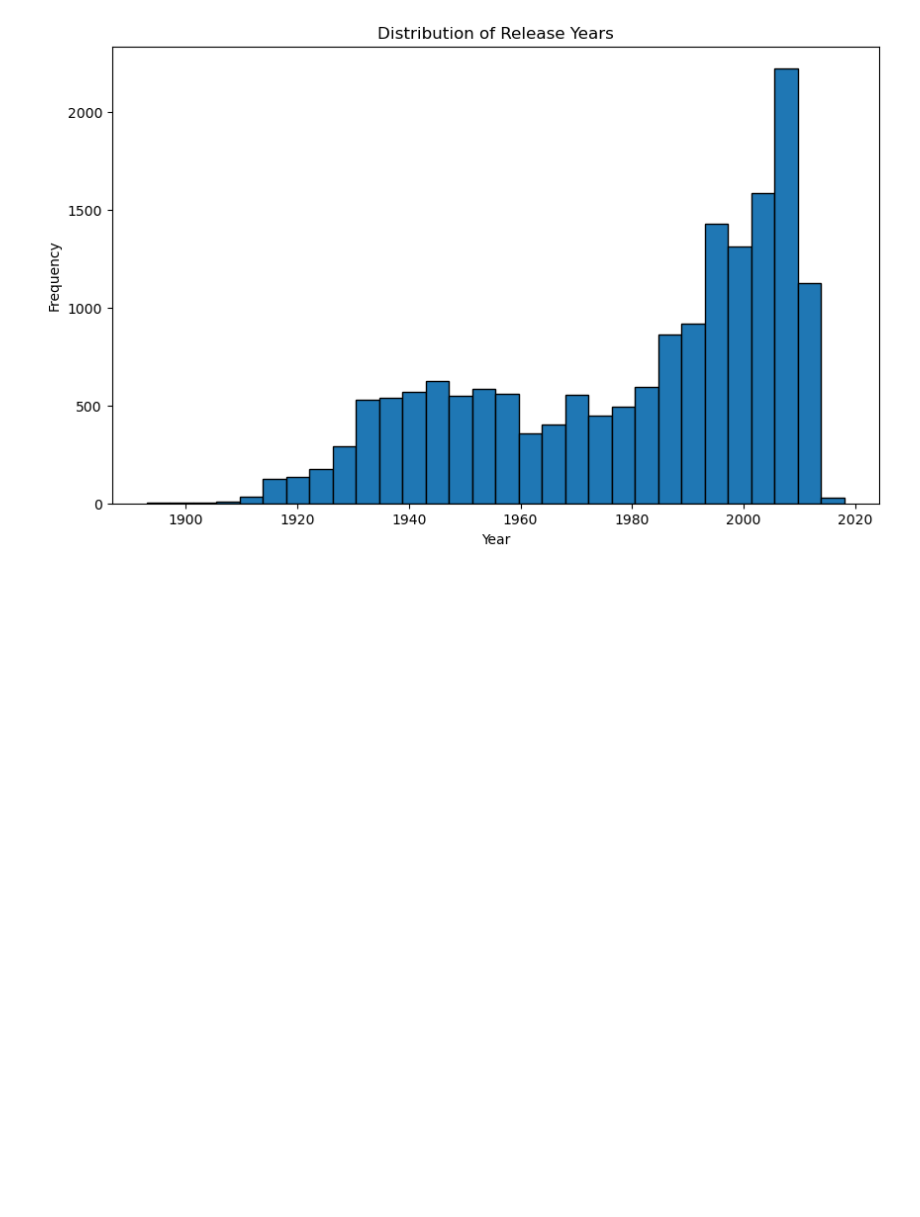
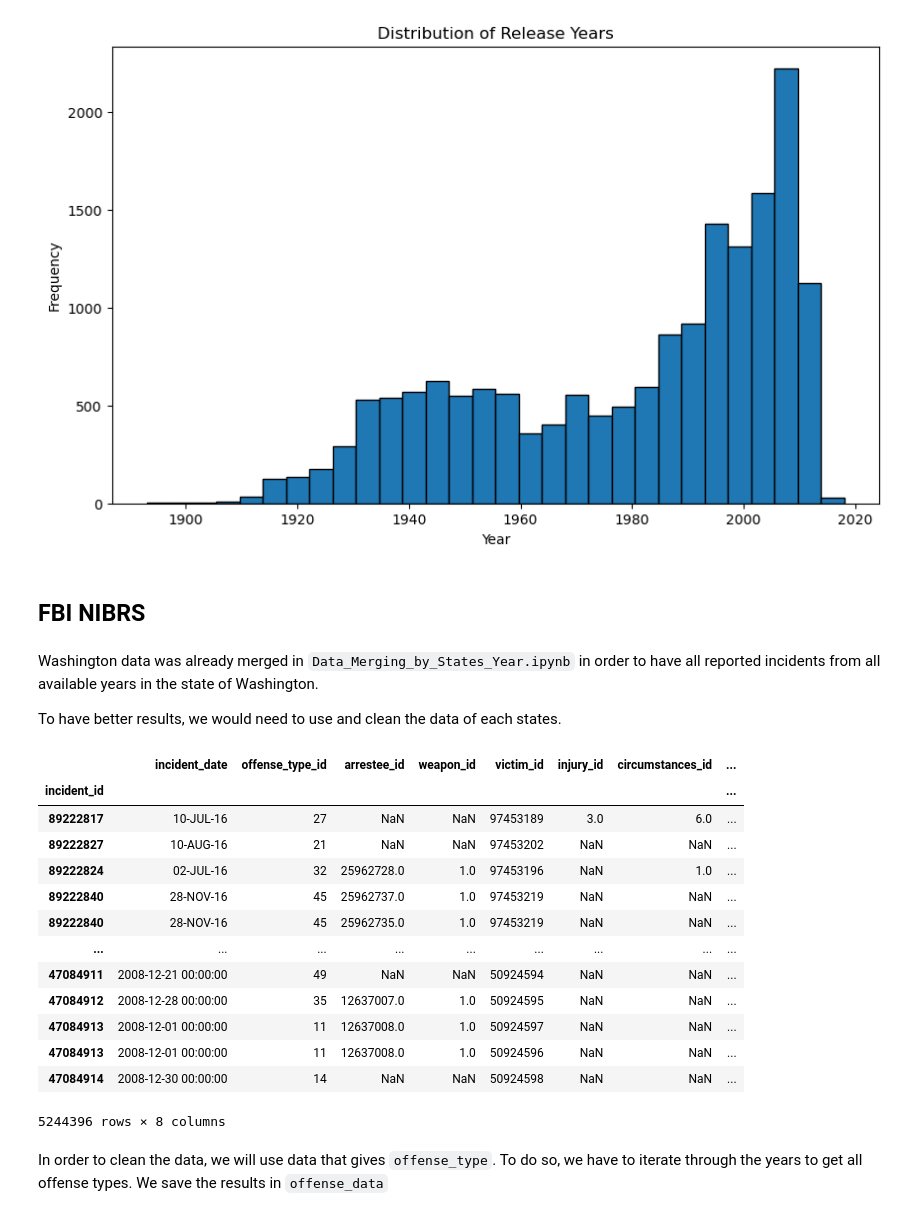
Before and after one commit to epfl-ada/ada-2024-project-alligatorsdontapologize24, a Jupyter notebook: src/script/Data_Cleaning.ipynb, the cells around one changed output. Saved outputs shown, nothing was run; the diff lists cells and outputs as text; code cells hidden in the pictures; blank space fills up the shorter version.

```diff
--- a/src/script/Data_Cleaning.ipynb
+++ b/src/script/Data_Cleaning.ipynb
@@ -327,3 +327,30 @@ plt.show()
 # %%
 #save the data
 Movie_Data.to_csv(clean+"/Movie_Data_clean.tsv", sep="\t")
+# %% [markdown]
+## FBI NIBRS
+# %% [markdown]
+Washington data was already merged in `Data_Merging_by_States_Year.ipynb` in order to have all reported incidents from all available years in the state of Washington.
+
+To have better results, we would need to use and clean the data of each states.
+# %%
+# Load the washington data
+WA_data_example = pd.read_csv(raw+"/Washington/Washington_merged_data.csv", index_col=0)
+WA_data_example
+# %% [output]
+|  | incident_date | offense_type_id | arrestee_id | weapon_id | victim_id | injury_id | circumstances_id | ... |
+| incident_id |  |  |  |  |  |  |  | ... |
+| 89222817 | 10-JUL-16 | 27 | NaN | NaN | 97453189 | 3.0 | 6.0 | ... |
+| 89222827 | 10-AUG-16 | 21 | NaN | NaN | 97453202 | NaN | NaN | ... |
+| 89222824 | 02-JUL-16 | 32 | 25962728.0 | 1.0 | 97453196 | NaN | 1.0 | ... |
+| 89222840 | 28-NOV-16 | 45 | 25962737.0 | 1.0 | 97453219 | NaN | NaN | ... |
+| 89222840 | 28-NOV-16 | 45 | 25962735.0 | 1.0 | 97453219 | NaN | NaN | ... |
+| ... | ... | ... | ... | ... | ... | ... | ... | ... |
+| 47084911 | 2008-12-21 00:00:00 | 49 | NaN | NaN | 50924594 | NaN | NaN | ... |
+| 47084912 | 2008-12-28 00:00:00 | 35 | 12637007.0 | 1.0 | 50924595 | NaN | NaN | ... |
+| 47084913 | 2008-12-01 00:00:00 | 11 | 12637008.0 | 1.0 | 50924597 | NaN | NaN | ... |
+| 47084913 | 2008-12-01 00:00:00 | 11 | 12637008.0 | 1.0 | 50924596 | NaN | NaN | ... |
+| 47084914 | 2008-12-30 00:00:00 | 14 | NaN | NaN | 50924598 | NaN | NaN | ... |
+5244396 rows × 8 columns
+# %% [markdown]
+In order to clean the data, we will use data that gives `offense_type`. To do so, we have to iterate through the years to get all offense types. We save the results in `offense_data`
```
Also changed, not shown: parts of 11 cells of this notebook.
